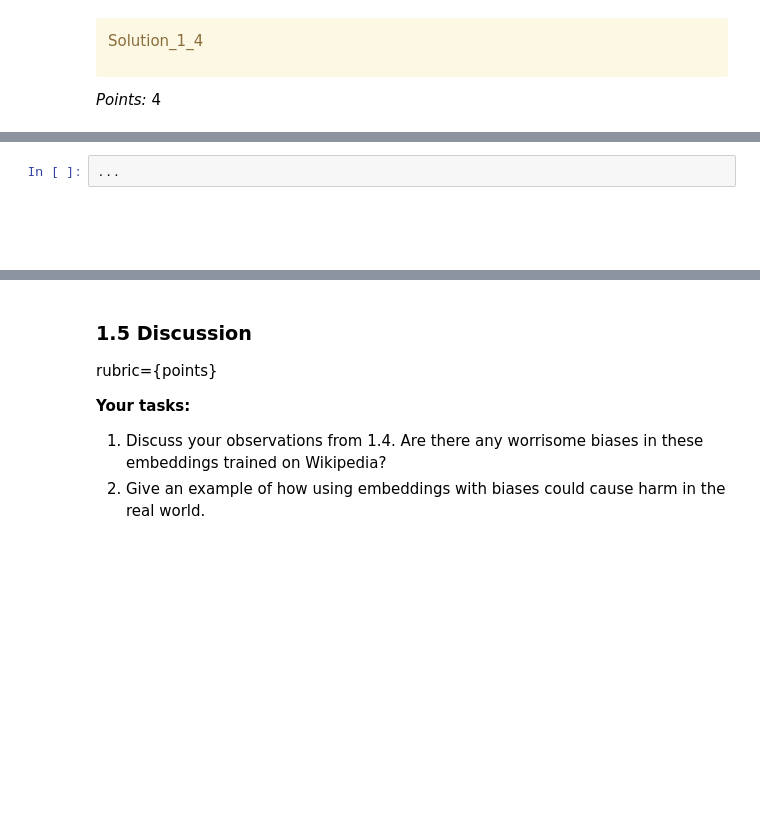
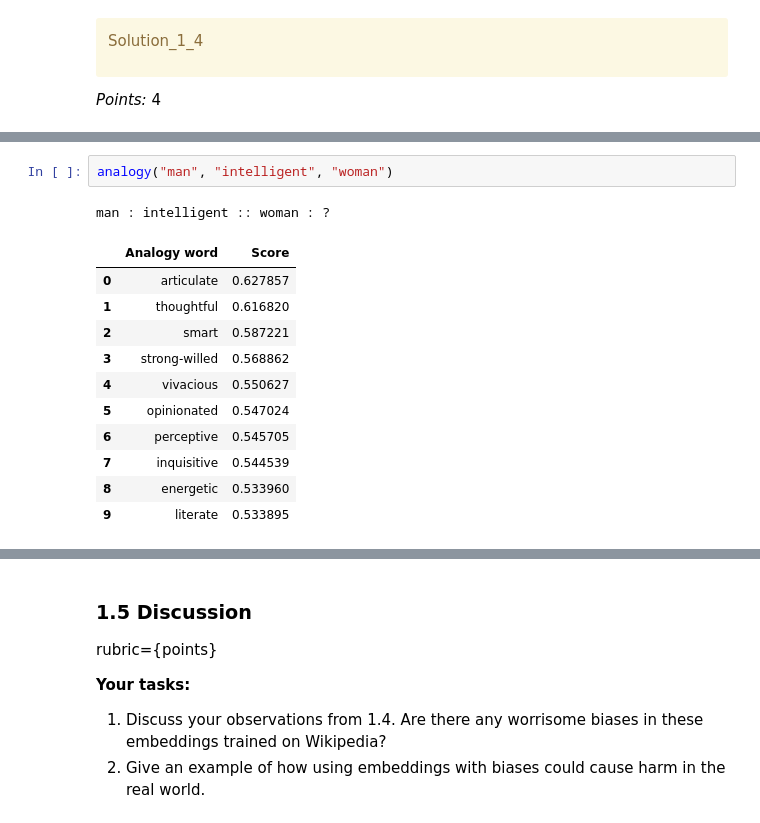
Before and after one commit to tonyxdsu/cpsc330-hw7, a Jupyter notebook: hw7.ipynb, the cells around one changed output, grey strips where cells are left out. Saved outputs shown, nothing was run; the diff lists cells and outputs as text; blank space fills up the shorter version.

```diff
--- a/hw7.ipynb
+++ b/hw7.ipynb
@@ -280,6 +381,15 @@ _Points:_ 4
 # %%
-...
+analogy("man", "intelligent", "woman")
+# %% [output]
+man : intelligent :: woman : ?
+|  | Analogy word | Score |
+| 0 | articulate | 0.627857 |
+| 1 | thoughtful | 0.616820 |
+| 2 | smart | 0.587221 |
+| 3 | strong-willed | 0.568862 |
+| 4 | vivacious | 0.550627 |
+| 5 | opinionated | 0.547024 |
+| 6 | perceptive | 0.545705 |
+| 7 | inquisitive | 0.544539 |
+| 8 | energetic | 0.533960 |
+| 9 | literate | 0.533895 |
-# %% [markdown]
-<!-- END QUESTION -->
-
-<br><br>
```
Also changed, not shown: parts of 37 cells of this notebook.
